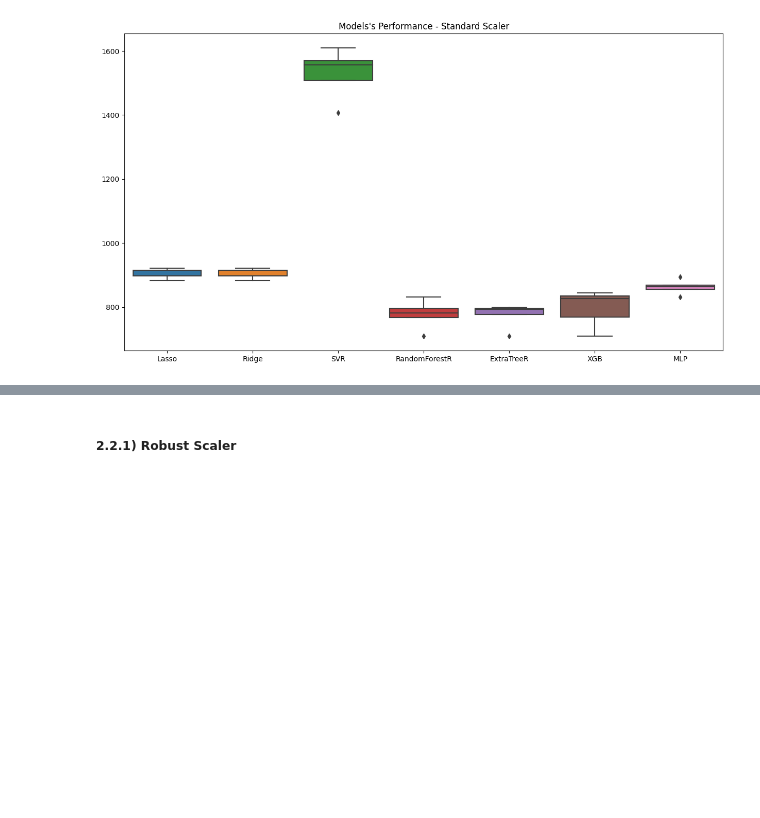
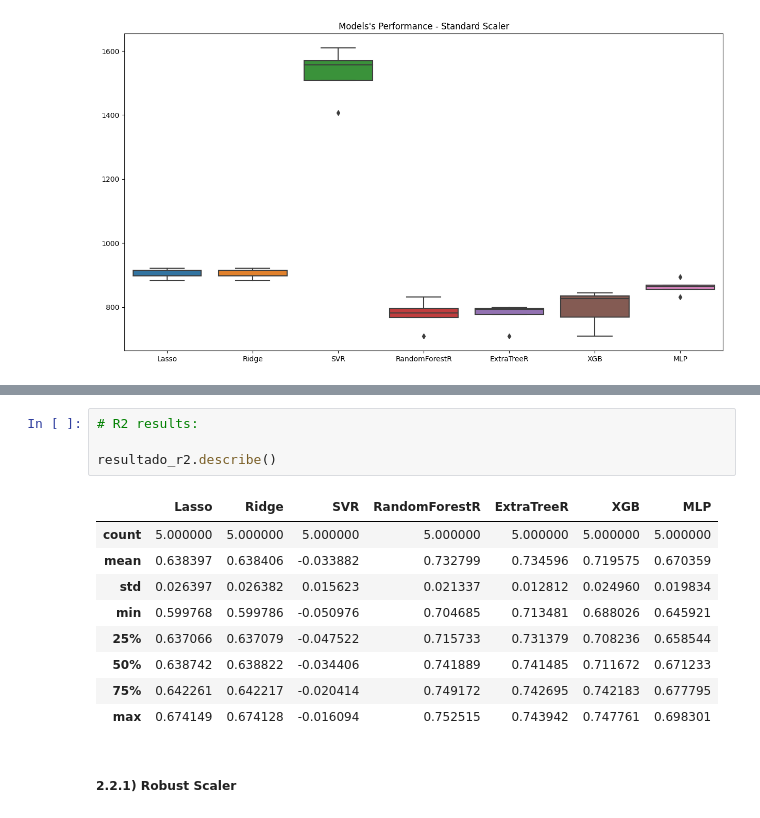
Before and after one commit to caiosoter/DS-Projects, a Jupyter notebook: Solar_Power_Generation_Prediction/Solar_Power_Prediction.ipynb, the cells around one changed output, grey strips where cells are left out. Drawn from its saved outputs; the diff is of its cells as text; blank space fills up the shorter version.

```diff
--- a/Solar_Power_Generation_Prediction/Solar_Power_Prediction.ipynb
+++ b/Solar_Power_Generation_Prediction/Solar_Power_Prediction.ipynb
@@ -498,3 +541,17 @@ sns.boxplot(resultado_rms);
+# %%
+# R2 results:
+
+resultado_r2.describe()
+# %% [output]
+|  | Lasso | Ridge | SVR | RandomForestR | ExtraTreeR | XGB | MLP |
+| count | 5.000000 | 5.000000 | 5.000000 | 5.000000 | 5.000000 | 5.000000 | 5.000000 |
+| mean | 0.638397 | 0.638406 | -0.033882 | 0.732799 | 0.734596 | 0.719575 | 0.670359 |
+| std | 0.026397 | 0.026382 | 0.015623 | 0.021337 | 0.012812 | 0.024960 | 0.019834 |
+| min | 0.599768 | 0.599786 | -0.050976 | 0.704685 | 0.713481 | 0.688026 | 0.645921 |
+| 25% | 0.637066 | 0.637079 | -0.047522 | 0.715733 | 0.731379 | 0.708236 | 0.658544 |
+| 50% | 0.638742 | 0.638822 | -0.034406 | 0.741889 | 0.741485 | 0.711672 | 0.671233 |
+| 75% | 0.642261 | 0.642217 | -0.020414 | 0.749172 | 0.742695 | 0.742183 | 0.677795 |
+| max | 0.674149 | 0.674128 | -0.016094 | 0.752515 | 0.743942 | 0.747761 | 0.698301 |
 # %% [markdown]
 ##### 2.2.1) Robust Scaler
 # %%
```
Also changed, not shown: parts of 15 cells of this notebook.
